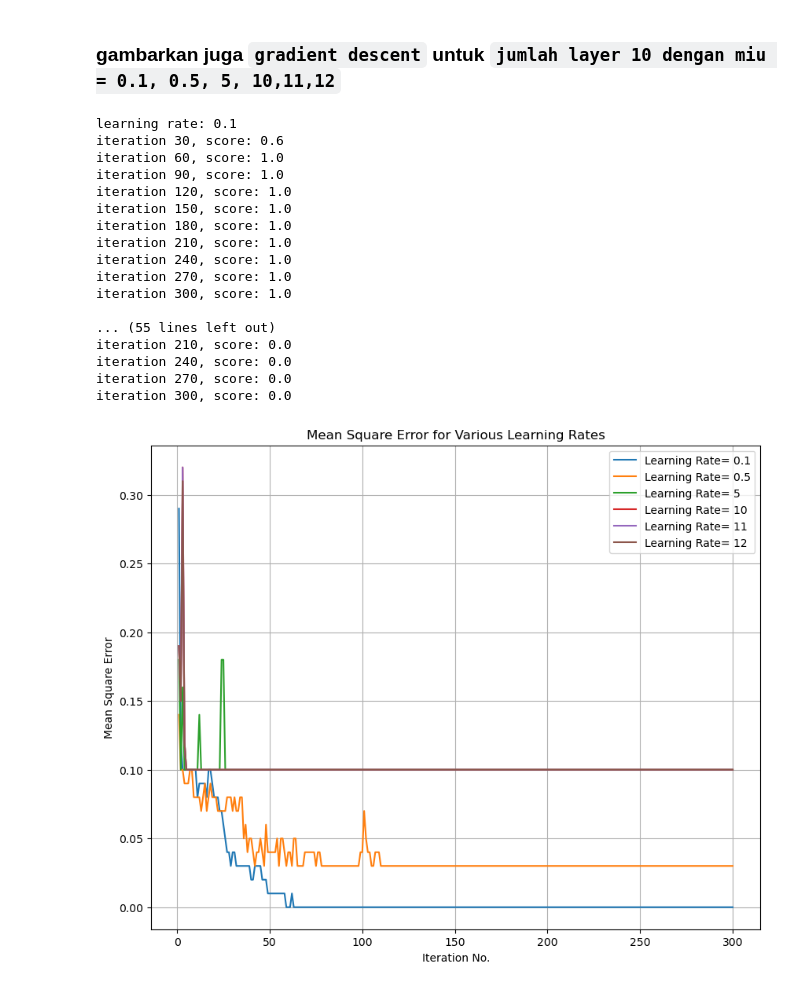
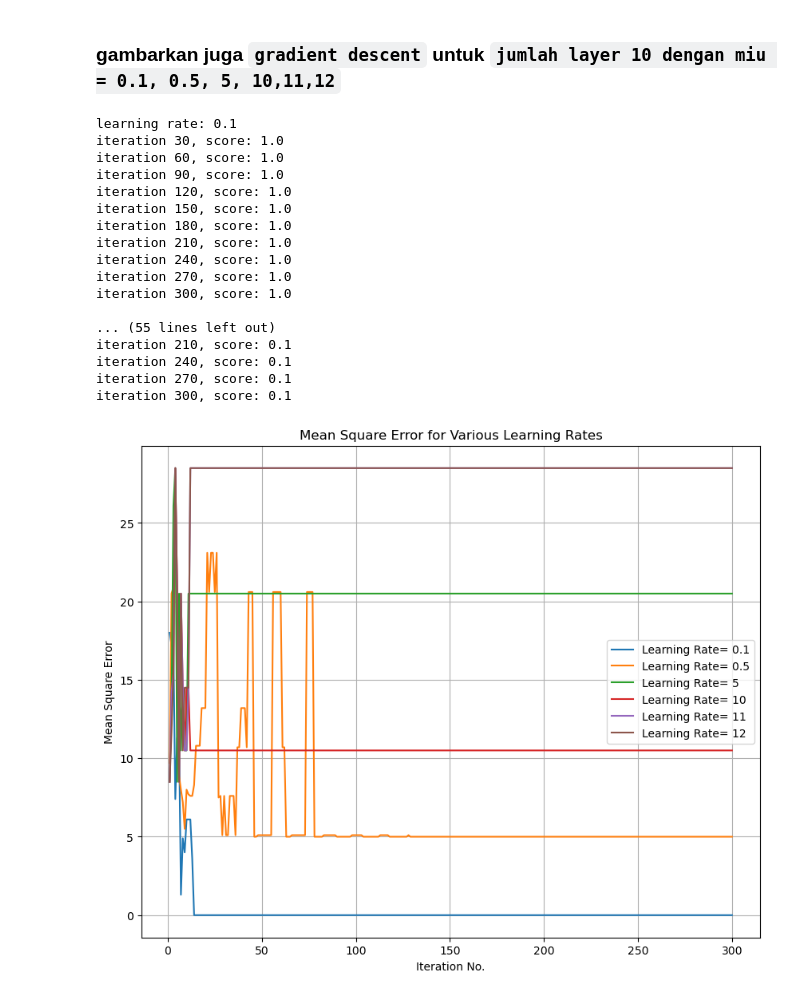
Before and after one commit to johannawawi/neuro-computing, a Jupyter notebook: week4.ipynb, the cells around one changed output. Saved outputs shown, nothing was run; the diff lists cells and outputs as text; code cells hidden in the pictures.

```diff
--- a/week4.ipynb
+++ b/week4.ipynb
@@ -215,23 +204,12 @@ input_sequence = np.array([
     [1, 0, 1, 1, 1, 1, 1]   # 9
 ])
 
-# target (One-hot encoded for digits 0-9)
-target = np.array([
-    [1, 0, 0, 0, 0, 0, 0, 0, 0, 0],  # 0
-    [0, 1, 0, 0, 0, 0, 0, 0, 0, 0],  # 1
-    [0, 0, 1, 0, 0, 0, 0, 0, 0, 0],  # 2
-    [0, 0, 0, 1, 0, 0, 0, 0, 0, 0],  # 3
-    [0, 0, 0, 0, 1, 0, 0, 0, 0, 0],  # 4
-    [0, 0, 0, 0, 0, 1, 0, 0, 0, 0],  # 5
-    [0, 0, 0, 0, 0, 0, 1, 0, 0, 0],  # 6
-    [0, 0, 0, 0, 0, 0, 0, 1, 0, 0],  # 7
-    [0, 0, 0, 0, 0, 0, 0, 0, 1, 0],  # 8
-    [0, 0, 0, 0, 0, 0, 0, 0, 0, 1]   # 9
-])
+# Target (integer labels for digits 0-9)
+target = np.array([0, 1, 2, 3, 4, 5, 6, 7, 8, 9])
 
-# learning rates to test
+# Learning rates to test
 learning_rates = [0.1, 0.5, 5, 10, 11, 12]
-layer_size = 10  # hidden layer size
+layer_size = 10  # Hidden layer size
 max_iter = 300
 
 def mse(actual, pred):
@@ -246,39 +224,40 @@ for lr in learning_rates:
 
     print(f"\nlearning rate: {lr}")
     for i in iter_num:
-        model = MLP(hidden_layer_sizes=(layer_size), max_iter=i, activation='relu', learning_rate_init=lr, random_state=42)
+        model = MLP(hidden_layer_sizes=(layer_size,), max_iter=i, activation='relu',
+                            learning_rate_init=lr, random_state=42)
 
         model.fit(input_sequence, target)
         pred = model.predict(input_sequence)
         error.append(mse(target, pred))
 
         if i % 30 == 0:
             print(f'iteration {i}, score: {model.score(input_sequence, target)}')
 
     plt.plot(iter_num, error, label=f'Learning Rate= {lr}')
 
 plt.xlabel('Iteration No.')
 plt.ylabel('Mean Square Error')
 plt.title('Mean Square Error for Various Learning Rates')
 plt.legend()
 plt.grid(True)
 plt.show()
 # %% [output]
 learning rate: 0.1
-iteration 30, score: 0.6
+iteration 30, score: 1.0
 iteration 60, score: 1.0
 iteration 90, score: 1.0
 iteration 120, score: 1.0
 iteration 150, score: 1.0
 iteration 180, score: 1.0
 iteration 210, score: 1.0
 iteration 240, score: 1.0
 iteration 270, score: 1.0
 iteration 300, score: 1.0
 
 ... (55 lines left out)
-iteration 210, score: 0.0
-iteration 240, score: 0.0
-iteration 270, score: 0.0
-iteration 300, score: 0.0
+iteration 210, score: 0.1
+iteration 240, score: 0.1
+iteration 270, score: 0.1
+iteration 300, score: 0.1
-[figure, old version]
+[figure, new version]
```
Also changed, not shown: parts of 3 cells of this notebook.
